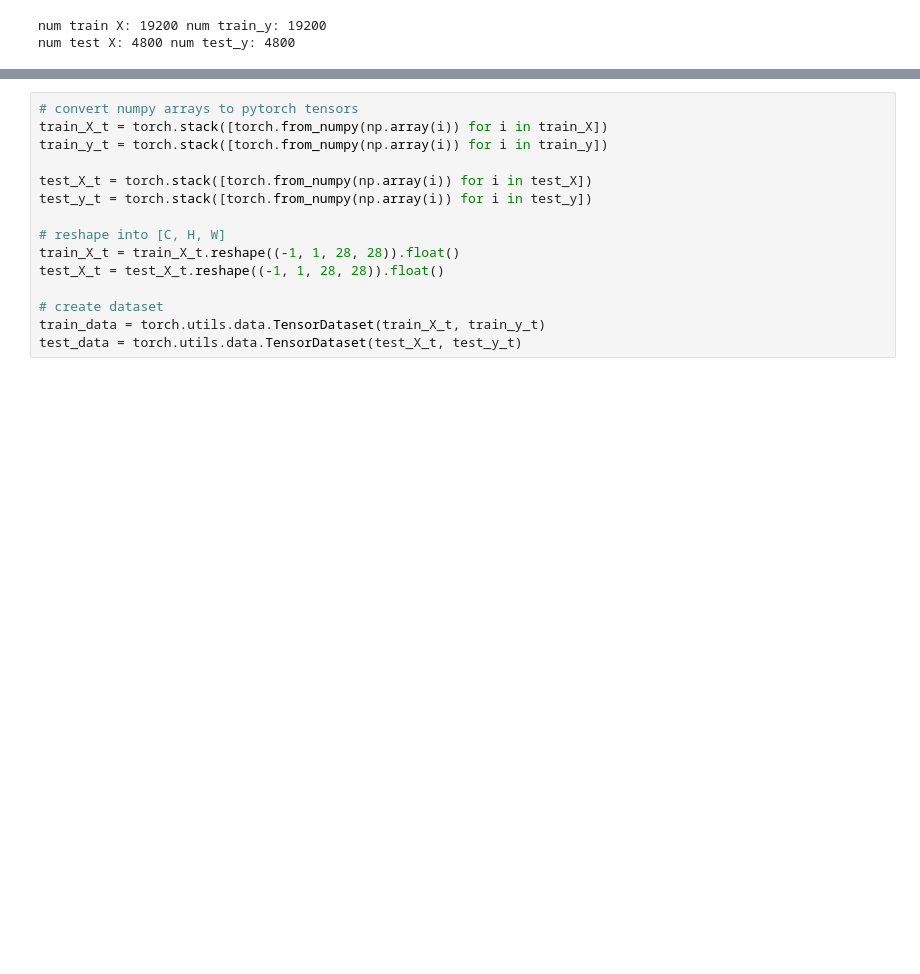
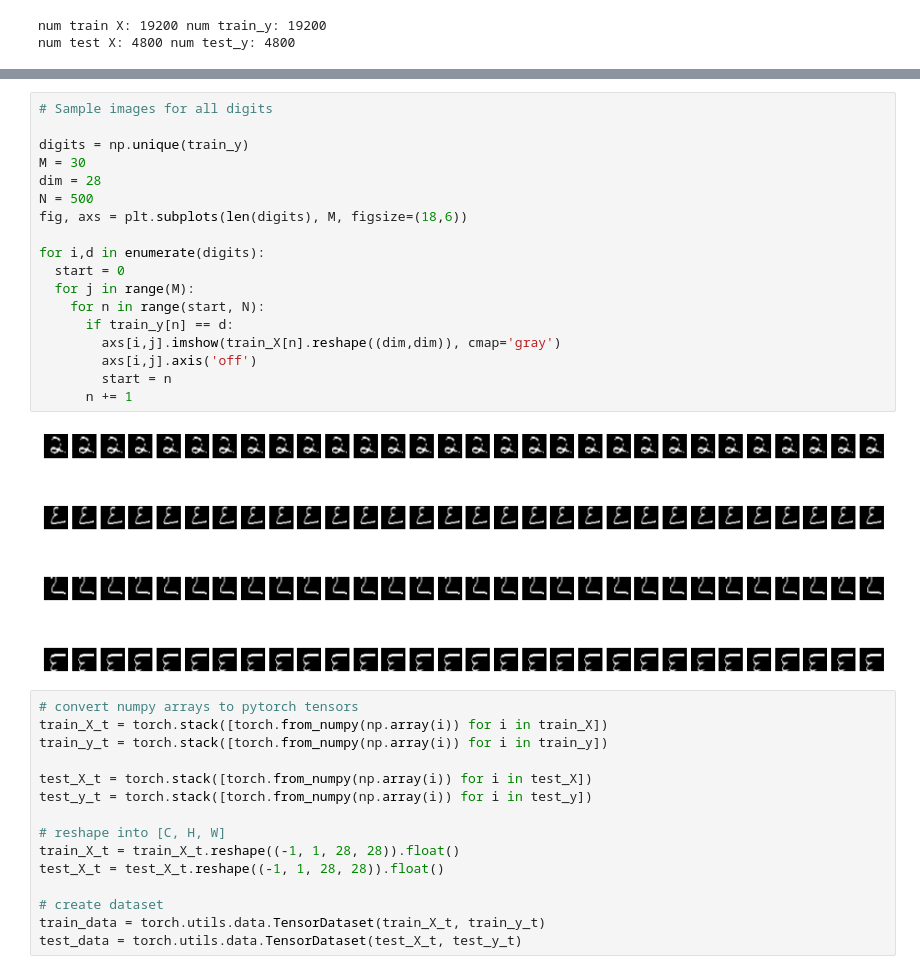
Before and after one commit to vinodnbhat/AIML-CEP-2021-Assignments, a Jupyter notebook: Final Asgn_Q3_v2.ipynb, the cells around one changed output, grey strips where cells are left out. Drawn from its saved outputs; the diff is of its cells as text; blank space fills up the shorter version.

```diff
--- a/Final Asgn_Q3_v2.ipynb
+++ b/Final Asgn_Q3_v2.ipynb
@@ -134,3 +144,23 @@ num test X: 4800 num test_y: 4800
+# %%
+# Sample images for all digits
+
+digits = np.unique(train_y)
+M = 30
+dim = 28
+N = 500
+fig, axs = plt.subplots(len(digits), M, figsize=(18,6))
+
+for i,d in enumerate(digits):
+  start = 0
+  for j in range(M):
+    for n in range(start, N):
+      if train_y[n] == d:
+        axs[i,j].imshow(train_X[n].reshape((dim,dim)), cmap='gray')
+        axs[i,j].axis('off')
+        start = n
+      n += 1
+# %% [output]
+[figure, added]
 # %%
 # convert numpy arrays to pytorch tensors
 train_X_t = torch.stack([torch.from_numpy(np.array(i)) for i in train_X])
```
Also changed, not shown: parts of 8 cells of this notebook.
